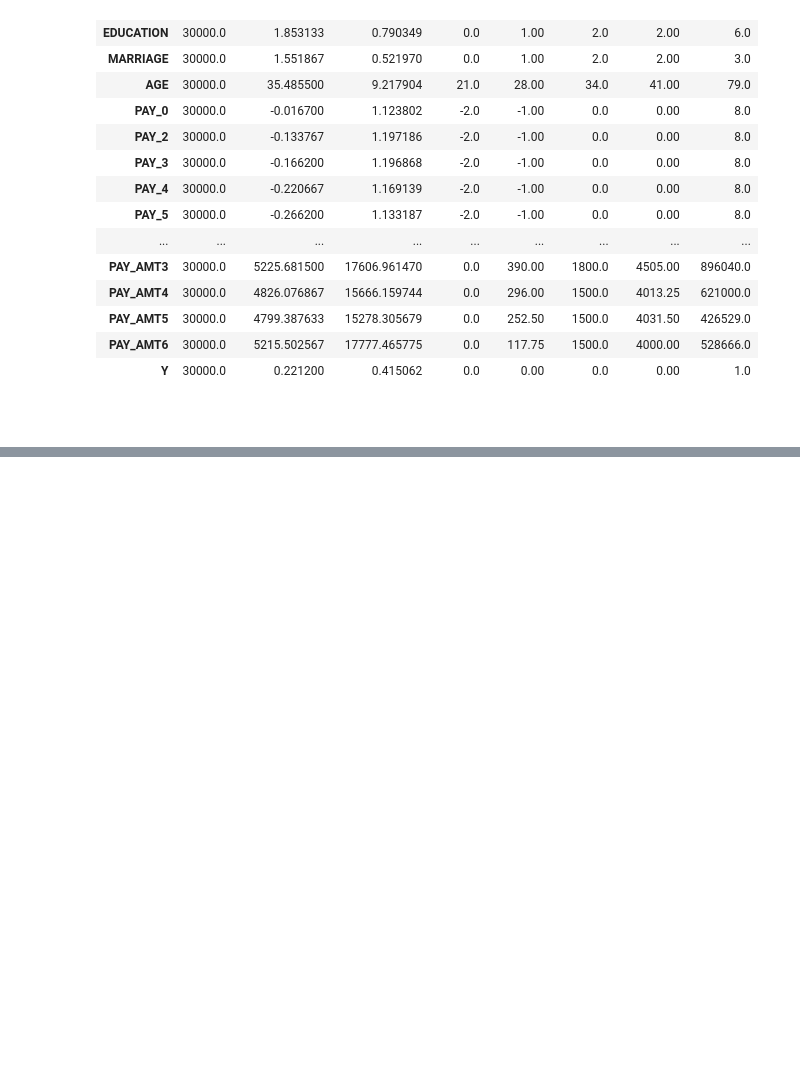
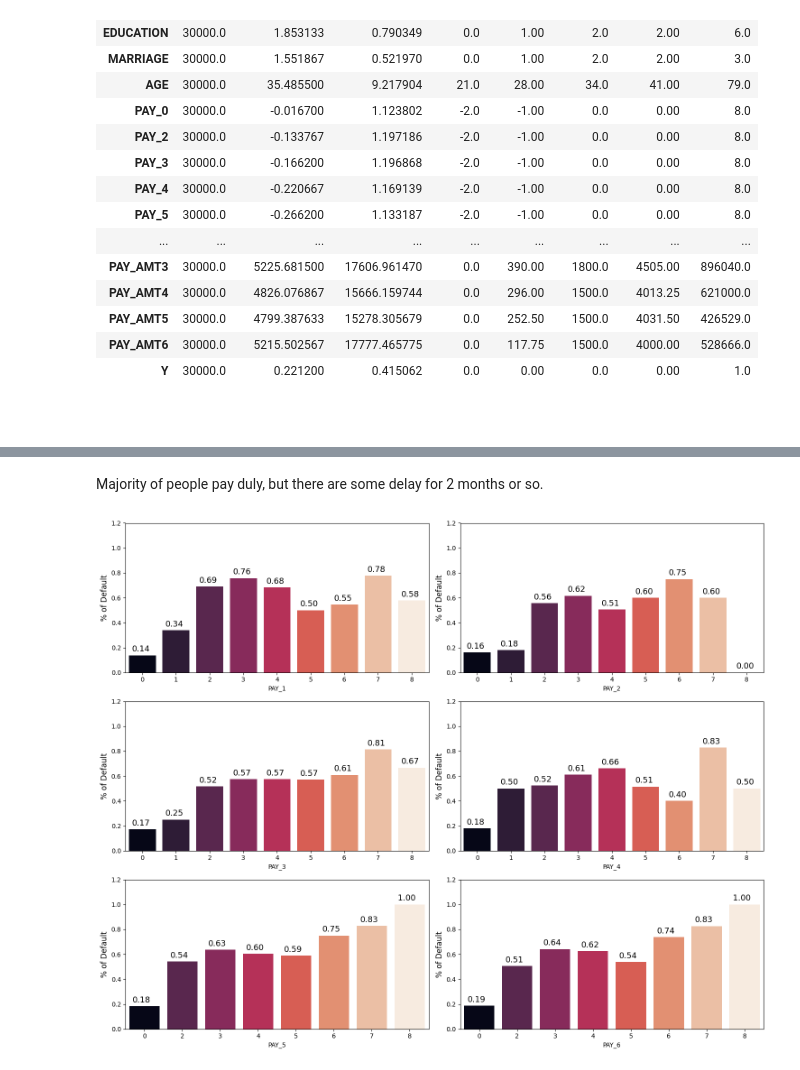
Before and after one commit to minjeoungneev/Default_Credit_Card, a Jupyter notebook: EDA.ipynb, the cells around one changed output, grey strips where cells are left out. Drawn from its saved outputs; the diff is of its cells as text; code cells hidden in the pictures; blank space fills up the shorter version.

```diff
--- a/EDA.ipynb
+++ b/EDA.ipynb
@@ -154,0 +218,7 @@ plt.show()
+# %%
+def replace_to_zero(col):
+    fil = (df[col] == -2) | (df[col] == -1) | (df[col] == 0)
+    df.loc[fil, col] = 0
+
+for i in ['PAY_1', 'PAY_2', 'PAY_3', 'PAY_4', 'PAY_5', 'PAY_6']:
+    replace_to_zero(i)
@@ -154,0 +260,19 @@ plt.show()
+# %% [markdown]
+Majority of people pay duly, but there are some delay for 2 months or so.
+# %%
+pay_x_fts = ['PAY_1', 'PAY_2', 'PAY_3', 'PAY_4', 'PAY_5', 'PAY_6']
+plt.figure(figsize=(15,12))
+
+for i,col in enumerate(pay_x_fts):
+    plt.subplot(3,2,i + 1)
+    ax = sns.barplot(x = col, y = "Y", data = df, palette = 'rocket',hue=col, legend =False, errorbar = None)
+    plt.ylabel("% of Default", fontsize= 12)
+    plt.ylim(0,1.2)
+    plt.tight_layout()
+
+    for p in ax.patches:
+        ax.annotate("%.2f" %(p.get_height()), (p.get_x()+0.09, p.get_height()+0.03),fontsize=13)
+
+plt.show()
+# %% [output]
+[figure, added]
```
Also changed, not shown: parts of 42 cells of this notebook.
